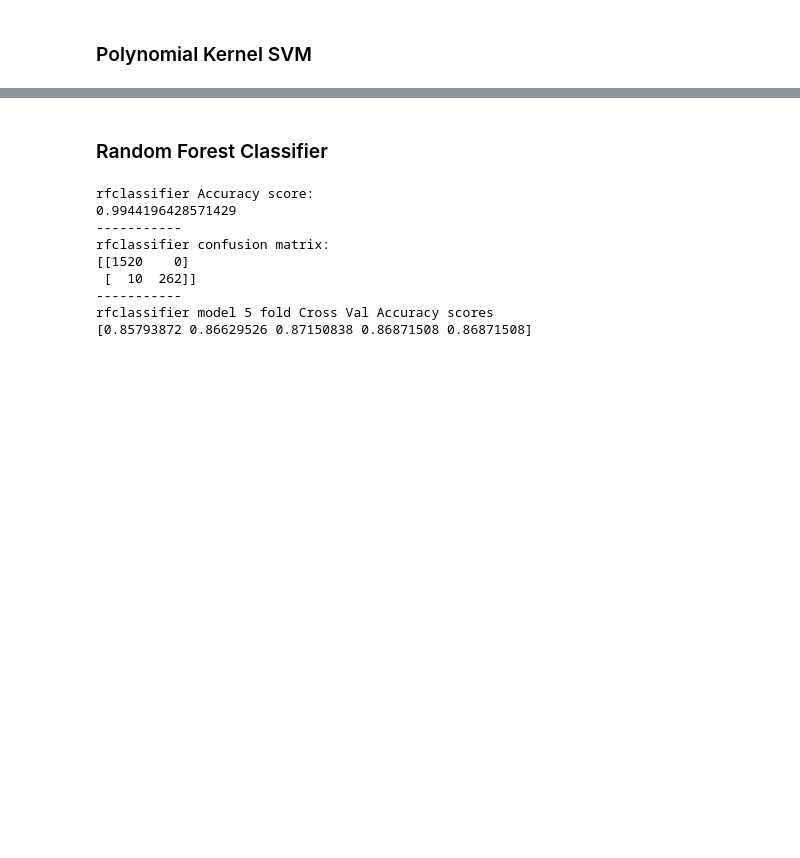
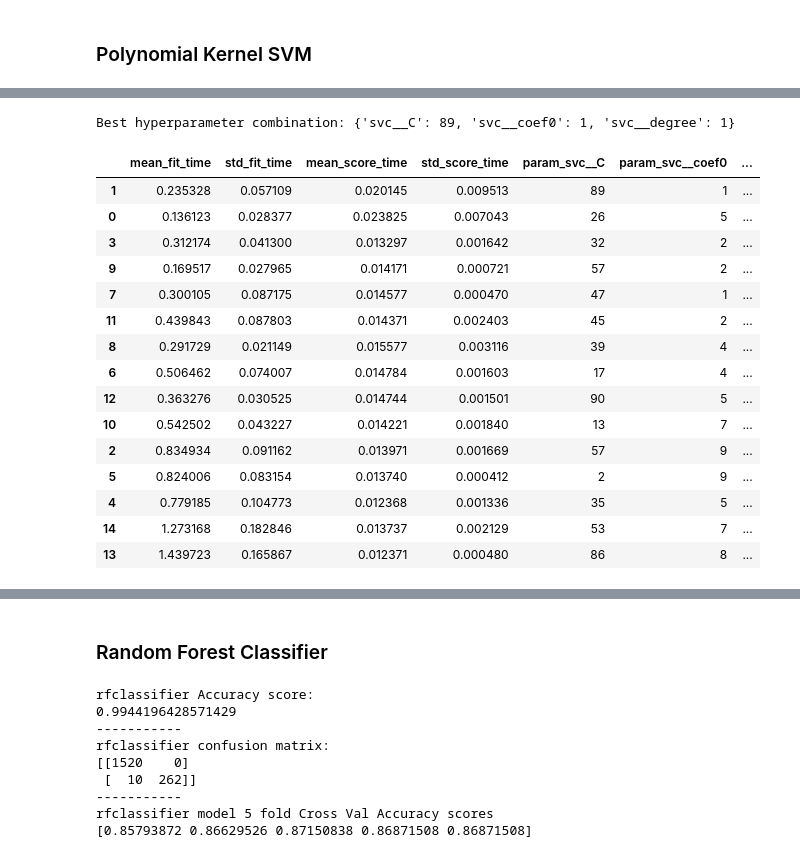
Before and after one commit to alexdparker/datascience, a Jupyter notebook: machine_learning/supermarket_classification.ipynb, the cells around one changed output, grey strips where cells are left out. Drawn from its saved outputs; the diff is of its cells as text; code cells hidden in the pictures; blank space fills up the shorter version.

```diff
--- a/machine_learning/supermarket_classification.ipynb
+++ b/machine_learning/supermarket_classification.ipynb
@@ -369,0 +382,4 @@ default_num_processor = make_pipeline(
+# %%
+train_t = preprocessing_plus.fit_transform(X_train)
+train_t = pd.DataFrame(data = train_t)
+train_t.head()
@@ -407,7 +440,7 @@ linearsvm model 5 fold Cross Val Accuracy scores
 # %%
 from sklearn.svm import SVC
 
-kernelsvm = make_pipeline(preprocessing_plus, SVC(kernel = 'poly', degree = 3, coef0 = 1, C = 5))
+kernelsvm = make_pipeline(preprocessing_plus, SVC(kernel = 'poly'))
 kernelsvm.fit(X_train, y_train)
 kernelsvm_pred = kernelsvm.predict(X_train)
 
@@ -431,0 +474,38 @@ kernelsvm model 5 fold Cross Val Accuracy scores
+# %%
+### Iteration 1
+kernelsmv_param_distribs = {'svc__C':randint(1,100),
+                        'svc__degree': randint(1,5),
+                        'svc__coef0':randint(1,10)}
+
+rnd_search = RandomizedSearchCV(
+    kernelsvm,
+    param_distributions = kernelsmv_param_distribs,
+    n_iter = 15,
+    scoring = 'accuracy',
+    random_state = 324
+    )
+
+rnd_search.fit(X_train, y_train)
+print("Best hyperparameter combination:",rnd_search.best_params_)
+
+rnd_search_results = pd.DataFrame(rnd_search.cv_results_)
+rnd_search_results.sort_values(by = 'mean_test_score', ascending = False, inplace=True)
+rnd_search_results
+# %% [output]
+Best hyperparameter combination: {'svc__C': 89, 'svc__coef0': 1, 'svc__degree': 1}
+|  | mean_fit_time | std_fit_time | mean_score_time | std_score_time | param_svc__C | param_svc__coef0 | ... |
+| 1 | 0.235328 | 0.057109 | 0.020145 | 0.009513 | 89 | 1 | ... |
+| 0 | 0.136123 | 0.028377 | 0.023825 | 0.007043 | 26 | 5 | ... |
+| 3 | 0.312174 | 0.041300 | 0.013297 | 0.001642 | 32 | 2 | ... |
+| 9 | 0.169517 | 0.027965 | 0.014171 | 0.000721 | 57 | 2 | ... |
+| 7 | 0.300105 | 0.087175 | 0.014577 | 0.000470 | 47 | 1 | ... |
+| 11 | 0.439843 | 0.087803 | 0.014371 | 0.002403 | 45 | 2 | ... |
+| 8 | 0.291729 | 0.021149 | 0.015577 | 0.003116 | 39 | 4 | ... |
+| 6 | 0.506462 | 0.074007 | 0.014784 | 0.001603 | 17 | 4 | ... |
+| 12 | 0.363276 | 0.030525 | 0.014744 | 0.001501 | 90 | 5 | ... |
+| 10 | 0.542502 | 0.043227 | 0.014221 | 0.001840 | 13 | 7 | ... |
+| 2 | 0.834934 | 0.091162 | 0.013971 | 0.001669 | 57 | 9 | ... |
+| 5 | 0.824006 | 0.083154 | 0.013740 | 0.000412 | 2 | 9 | ... |
+| 4 | 0.779185 | 0.104773 | 0.012368 | 0.001336 | 35 | 5 | ... |
+| 14 | 1.273168 | 0.182846 | 0.013737 | 0.002129 | 53 | 7 | ... |
+| 13 | 1.439723 | 0.165867 | 0.012371 | 0.000480 | 86 | 8 | ... |
```
Also changed, not shown: parts of 37 cells of this notebook.
